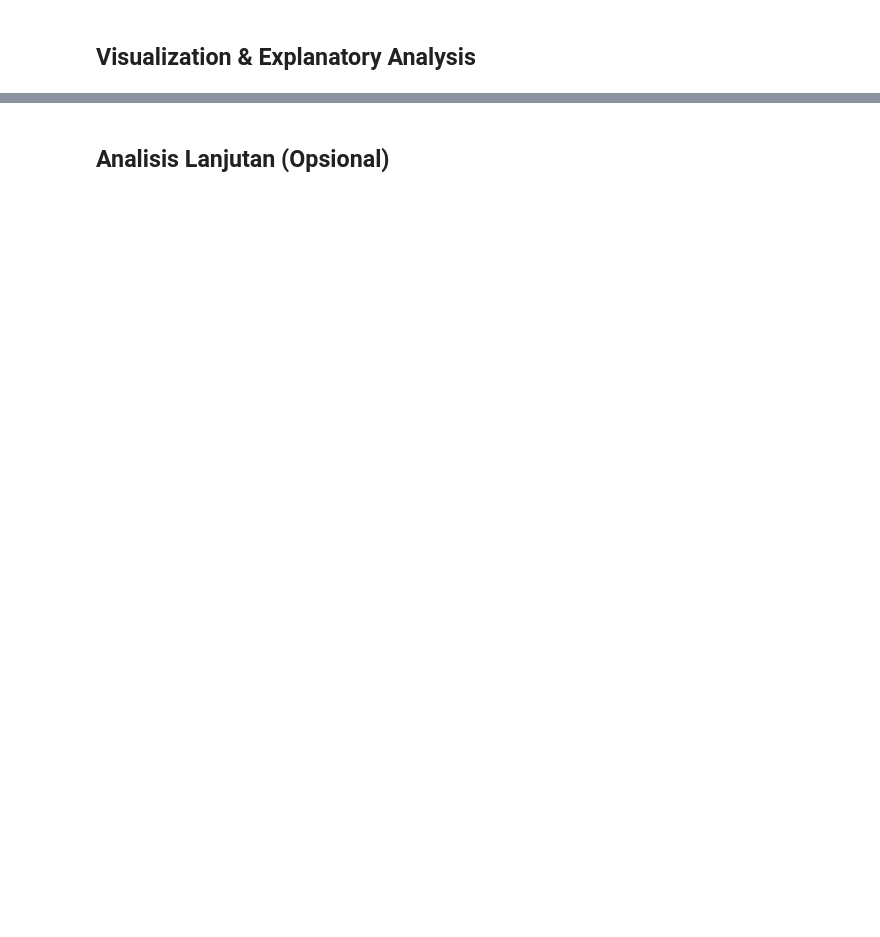
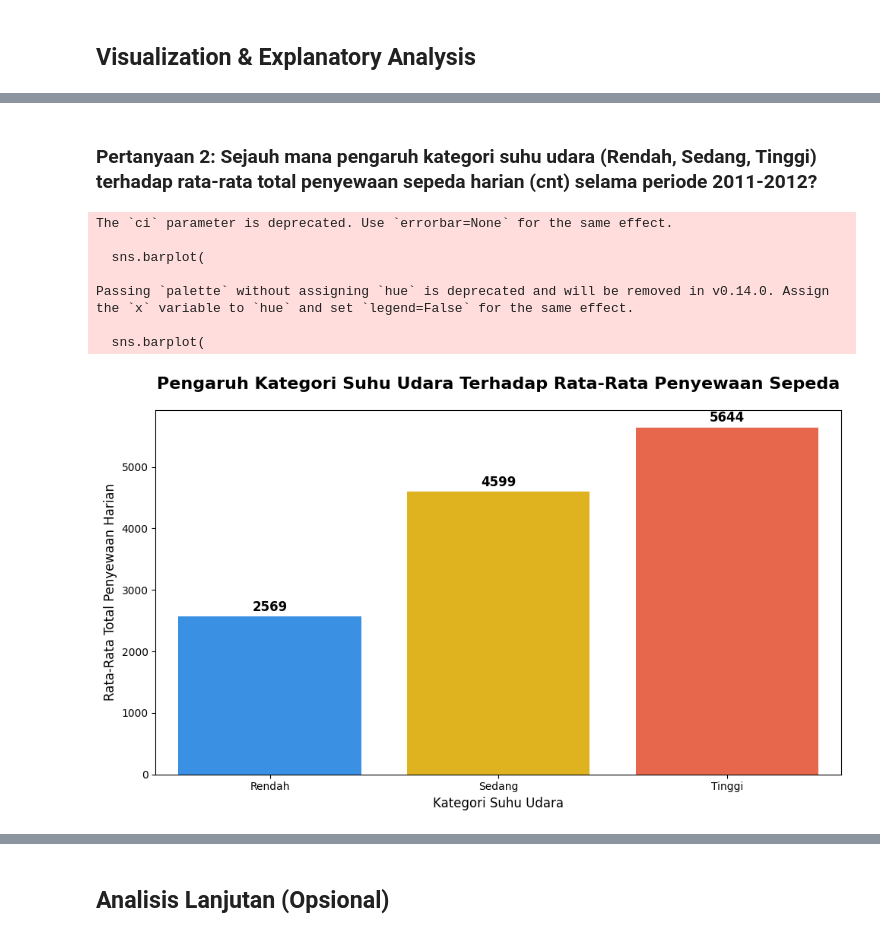
Before and after one commit to GusWid715/Proyek-Analisis-Bike-Sharing-Dataset, a Jupyter notebook: Proyek_Analisis_Data.ipynb, the cells around one changed output, grey strips where cells are left out. Cells and saved outputs as stored; diff of their text form; code cells hidden in the pictures; blank space fills up the shorter version.

```diff
--- a/Proyek_Analisis_Data.ipynb
+++ b/Proyek_Analisis_Data.ipynb
@@ -180,0 +399,45 @@ hour_df.describe()
+# %% [markdown]
+### **Pertanyaan 2:** Sejauh mana pengaruh kategori suhu udara (Rendah, Sedang, Tinggi) terhadap rata-rata total penyewaan sepeda harian (cnt) selama periode 2011-2012?
+# %%
+# Menyiapkan urutan kategori dan warna Biru=Dingin, Kuning=Sedang, Merah=Panas
+temp_order = ['Rendah', 'Sedang', 'Tinggi']
+temp_colors = ['#1E90FF', '#FFC300', '#FF5733']
+
+plt.figure(figsize=(10, 6))
+
+# Membuat Bar Plot
+sns.barplot(
+    x='temp_category',
+    y='cnt',
+    data=day_df,
+    order=temp_order,
+    palette=temp_colors,
+    ci=None # Menghilangkan garis confidence interval agar clean
+)
+
+# Menambahkan anotasi label angka tepat di atas masing-masing bar
+ax = plt.gca()
+for p in ax.patches:
+    ax.annotate(f'{int(p.get_height())}',
+                (p.get_x() + p.get_width() / 2., p.get_height()),
+                ha = 'center', va = 'center',
+                xytext = (0, 9),
+                textcoords = 'offset points',
+                fontsize=12, fontweight='bold')
+
+# Menambahkan judul dan label yang deskriptif
+plt.title('Pengaruh Kategori Suhu Udara Terhadap Rata-Rata Penyewaan Sepeda', fontsize=16, fontweight='bold', pad=20)
+plt.xlabel('Kategori Suhu Udara', fontsize=12)
+plt.ylabel('Rata-Rata Total Penyewaan Harian', fontsize=12)
+
+plt.tight_layout()
+plt.show()
+# %% [output]
+The `ci` parameter is deprecated. Use `errorbar=None` for the same effect.
+
+  sns.barplot(
+
+Passing `palette` without assigning `hue` is deprecated and will be removed in v0.14.0. Assign the `x` variable to `hue` and set `legend=False` for the same effect.
+
+  sns.barplot(
+[figure, added]
```
Also changed, not shown: parts of 38 cells of this notebook, 1 other file.
